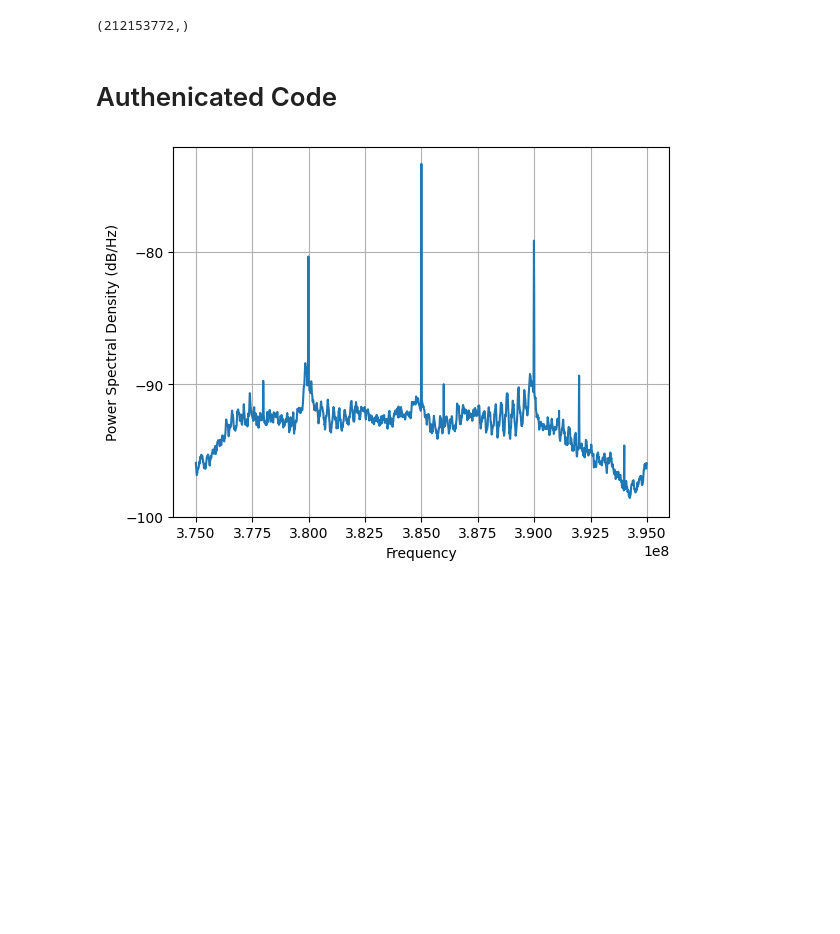
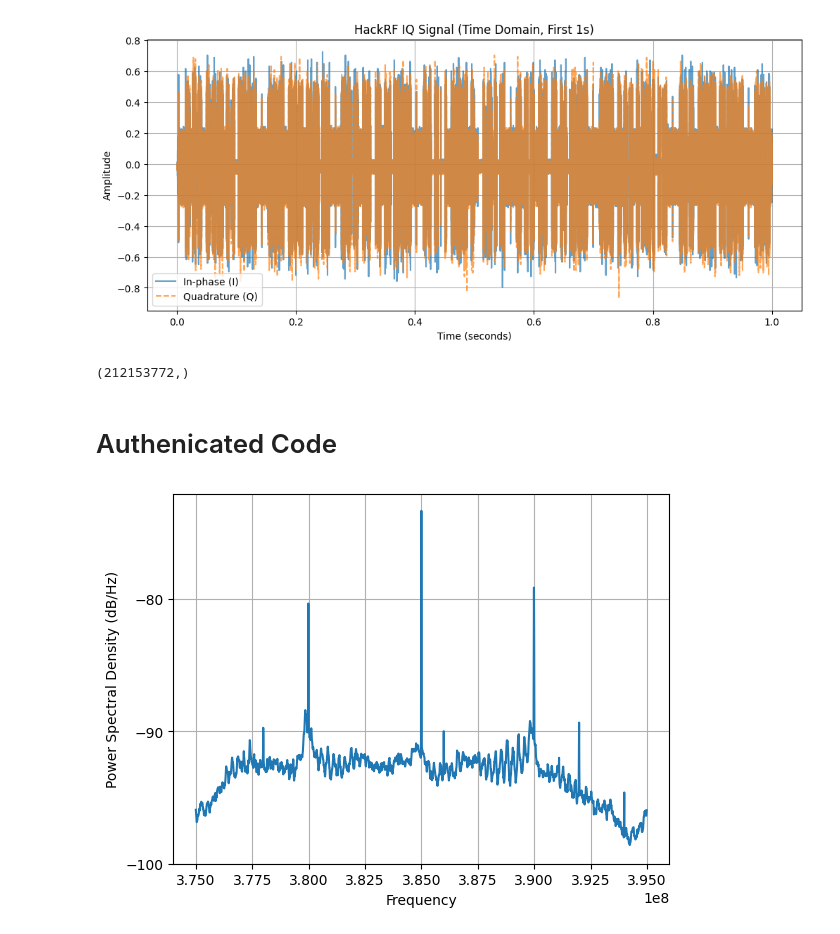
Before and after one commit to Rasika666/master_reseach, a Jupyter notebook: analysis/h1/representations/data_representation.ipynb, the cells around one changed output. Cells and saved outputs as stored; diff of their text form; code cells hidden in the pictures; blank space fills up the shorter version.

Commit message:
time domain signal added

```diff
--- a/analysis/h1/representations/data_representation.ipynb
+++ b/analysis/h1/representations/data_representation.ipynb
@@ -47,6 +47,38 @@ def getData_one_sixth(cfileName):
 
 fft_size = 2048  # FFT window size
 fft_overlap = 125  # overlap between segments
+# %%
+import numpy as np
+import matplotlib.pyplot as plt
+
+# Define HackRF sampling rate
+fs = 20e6  # 20 MHz sample rate
+duration_s = 1  # Extract 1 second of data
+samples_to_read = int(fs * duration_s)  # Total samples in 1 second
+
+# Load the binary file (assuming float32 interleaved I/Q data)
+filename = "/media/rasi/Other/data/API-Security/hypothesis1/autheticated_firemware/original"  # Replace with your file
+raw_data = np.fromfile(filename, dtype=np.float32, count=samples_to_read * 2)  # I/Q are interleaved
+
+# Separate I (real) and Q (imaginary) components
+I_data = raw_data[0::2]  # In-phase component
+Q_data = raw_data[1::2]  # Quadrature component
+
+# Generate time axis
+time_axis = np.arange(samples_to_read) / fs  # Convert samples to seconds
+
+# Plot Time-Domain Representation
+plt.figure(figsize=(12, 5))
+plt.plot(time_axis, I_data, label="In-phase (I)", alpha=0.7)
+plt.plot(time_axis, Q_data, label="Quadrature (Q)", linestyle="dashed", alpha=0.7)
+plt.xlabel("Time (seconds)")
+plt.ylabel("Amplitude")
+plt.title("HackRF IQ Signal (Time Domain, First 1s)")
+plt.legend()
+plt.grid()
+plt.show()
+# %% [output]
+[figure, added]
 # %%
 original_half = getData_half("/media/rasi/Other/data/API-Security/hypothesis1/autheticated_firemware/original")
 print(original_half.shape)
```
